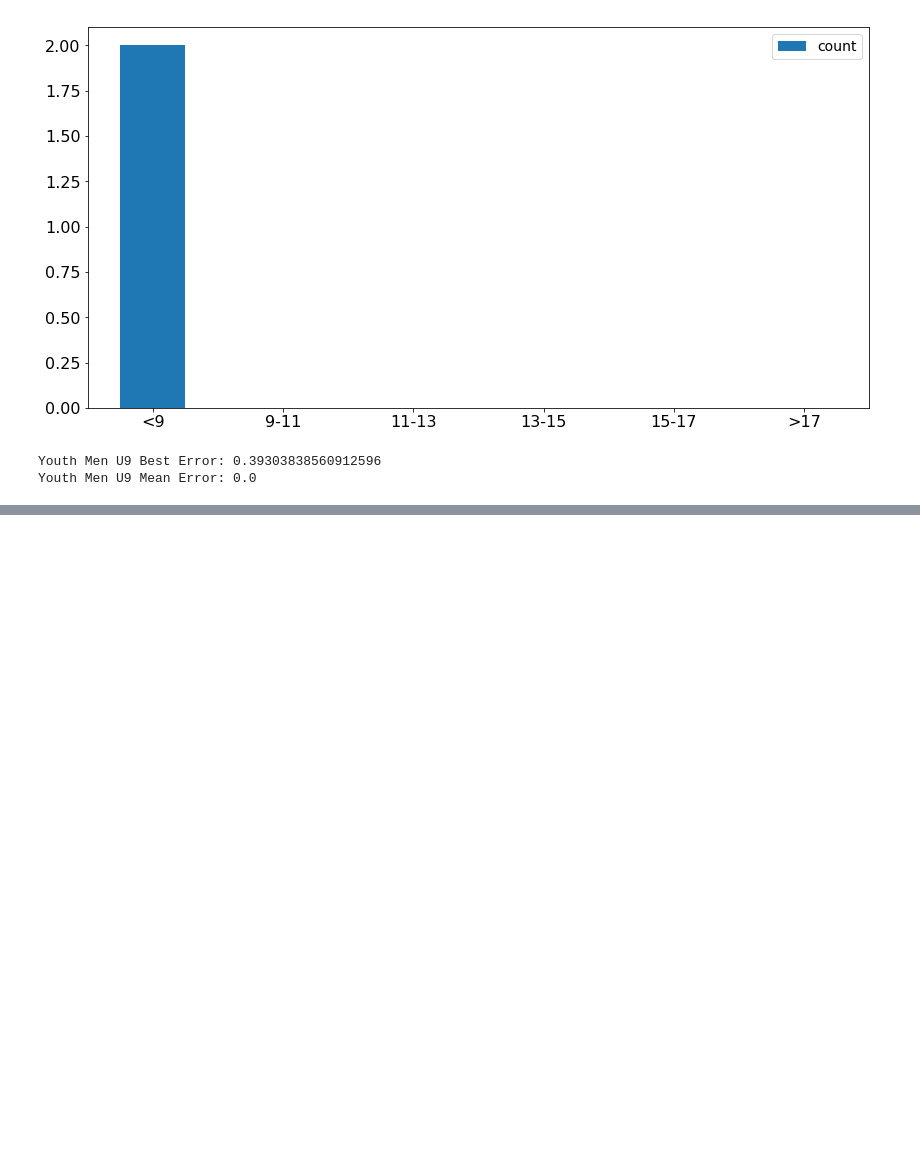
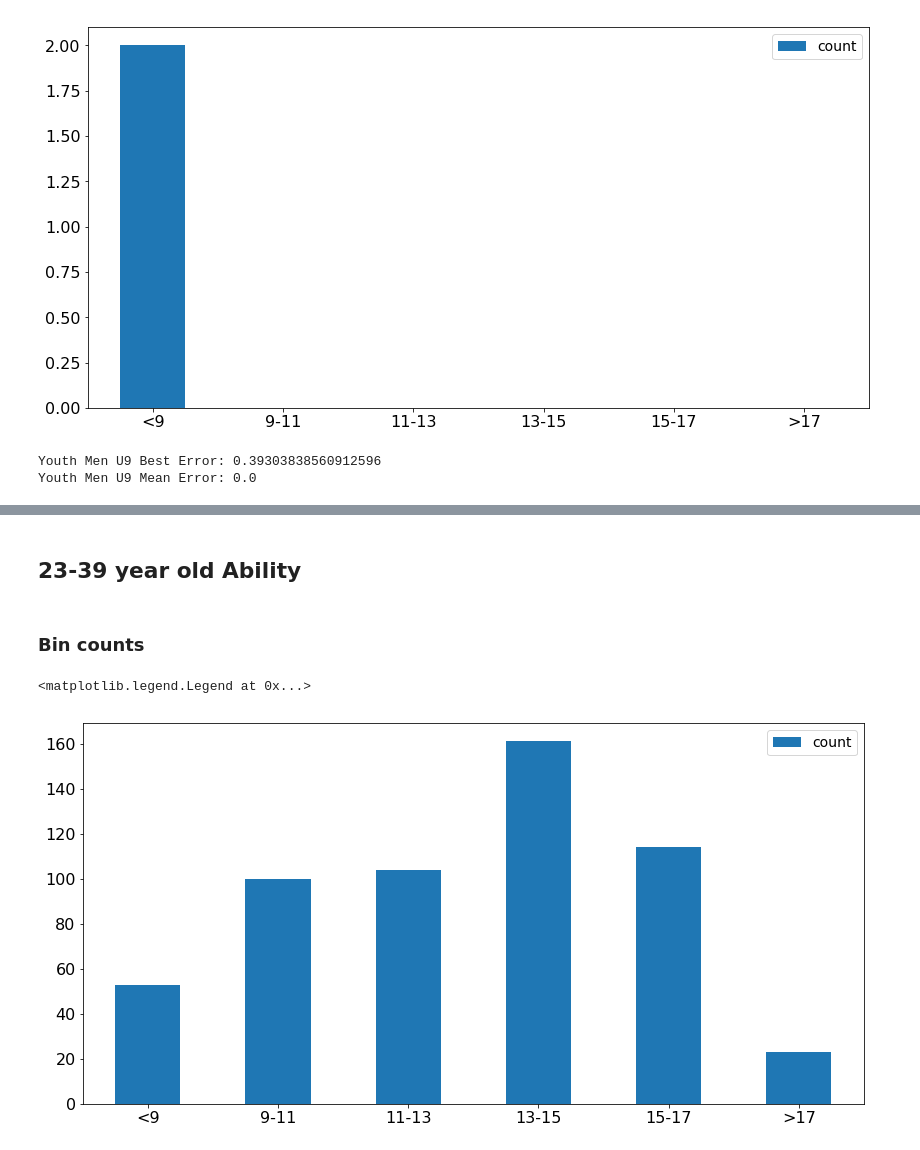
Before and after one commit to CathalMcC15/Analysing_Ultra_Marathons, a Jupyter notebook: Prediction_Eval.ipynb, the cells around one changed output, grey strips where cells are left out. Drawn from its saved outputs; the diff is of its cells as text; code cells hidden in the pictures; blank space fills up the shorter version.

```diff
--- a/Prediction_Eval.ipynb
+++ b/Prediction_Eval.ipynb
@@ -1132,0 +1135,35 @@ Youth Men U9 Mean Error: 0.0
+# %%
+frames = [sg9, sw9]
+frames1 = [sg11, sw11]
+frames2 = [sg13, sw13]
+frames3 = [sg15, sw15]
+frames4 = [sg17, sw17]
+frames5 = [sg19, sw19]
+# %% [markdown]
+## 23-39 year old Ability
+# %%
+ageS9 = pd.concat(frames)
+ageS11 = pd.concat(frames1)
+ageS13 = pd.concat(frames2)
+ageS15 = pd.concat(frames3)
+ageS17 = pd.concat(frames4)
+ageS19 = pd.concat(frames5)
+# %% [markdown]
+### Bin counts
+# %%
+ageS9count = ageS9.shape[0]
+ageS11count = ageS11.shape[0]
+ageS13count = ageS13.shape[0]
+ageS15count = ageS15.shape[0]
+ageS17count = ageS17.shape[0]
+ageS19count = ageS19.shape[0]
+# %%
+count_age = [ageS9count, ageS11count, ageS13count, ageS15count, ageS17count, ageS19count]
+# %%
+index = ['<9', '9-11', '11-13', '13-15', '15-17', '>17']
+ct = pd.DataFrame({'count': count_age}, index=index)
+ax = ct.plot.bar(figsize=(14, 7), fontsize=16, rot=0)
+ax.legend(fontsize = 14)
+# %% [output]
+<matplotlib.legend.Legend at 0x...>
+[figure, added]
```
Also changed, not shown: parts of 23 cells of this notebook, 1 other file.
